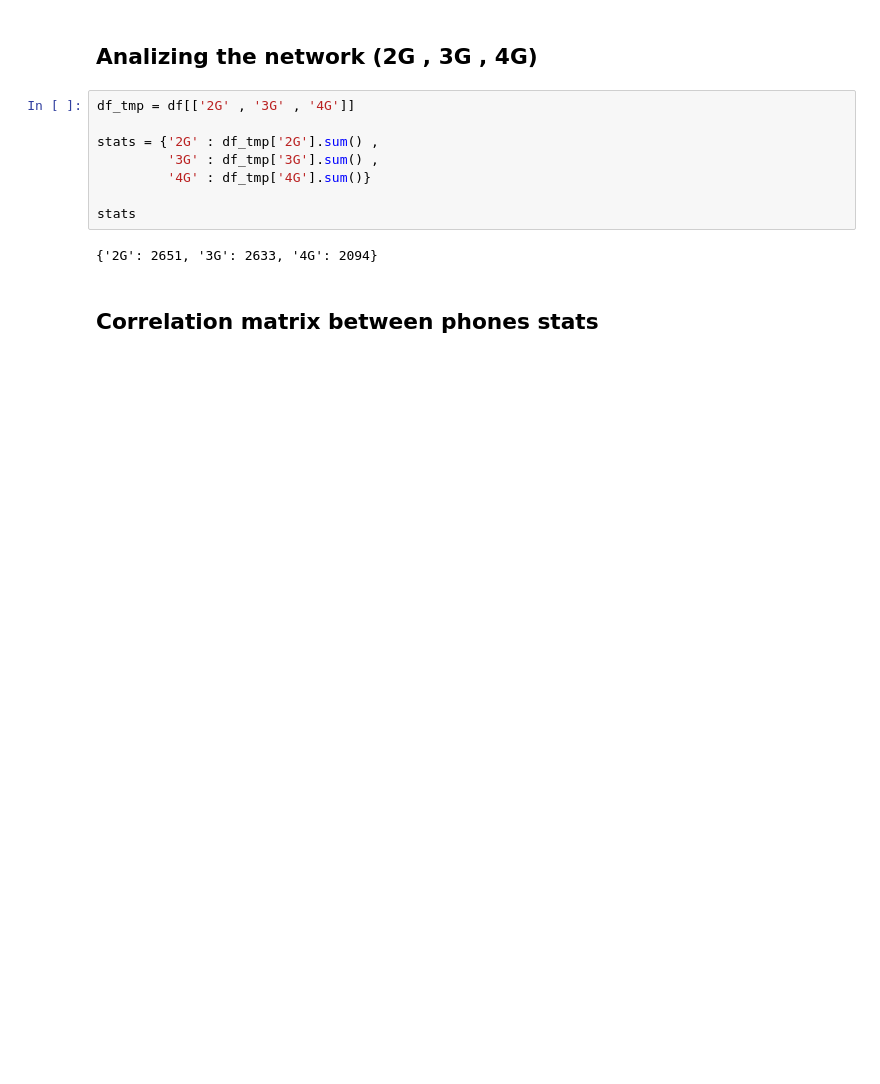
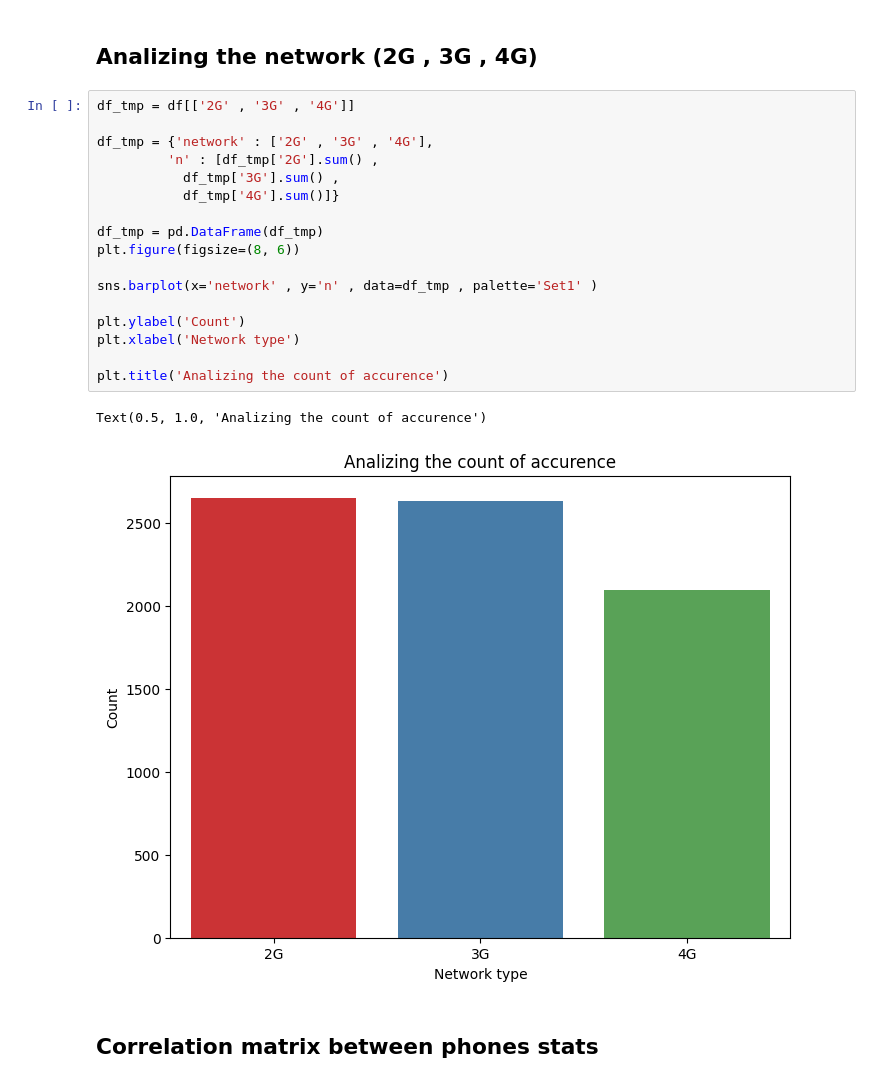
Before and after one commit to sinaaasghari/mobile-land, a Jupyter notebook: statics-analyzing.ipynb, the cells around one changed output. Drawn from its saved outputs; the diff is of its cells as text; blank space fills up the shorter version.

```diff
--- a/statics-analyzing.ipynb
+++ b/statics-analyzing.ipynb
@@ -21,12 +33,22 @@ df.head()
 # %%
 df_tmp = df[['2G' , '3G' , '4G']]
 
-stats = {'2G' : df_tmp['2G'].sum() ,
-         '3G' : df_tmp['3G'].sum() ,
-         '4G' : df_tmp['4G'].sum()}
+df_tmp = {'network' : ['2G' , '3G' , '4G'],
+         'n' : [df_tmp['2G'].sum() ,
+           df_tmp['3G'].sum() ,
+           df_tmp['4G'].sum()]}
 
-stats
+df_tmp = pd.DataFrame(df_tmp)
+plt.figure(figsize=(8, 6))
+
+sns.barplot(x='network' , y='n' , data=df_tmp , palette='Set1' )
+
+plt.ylabel('Count')
+plt.xlabel('Network type')
+
+plt.title('Analizing the count of accurence')
 # %% [output]
-{'2G': 2651, '3G': 2633, '4G': 2094}
+Text(0.5, 1.0, 'Analizing the count of accurence')
+[figure, added]
 # %% [markdown]
 ## Correlation matrix between phones stats
```
Also changed, not shown: parts of 17 cells of this notebook.
